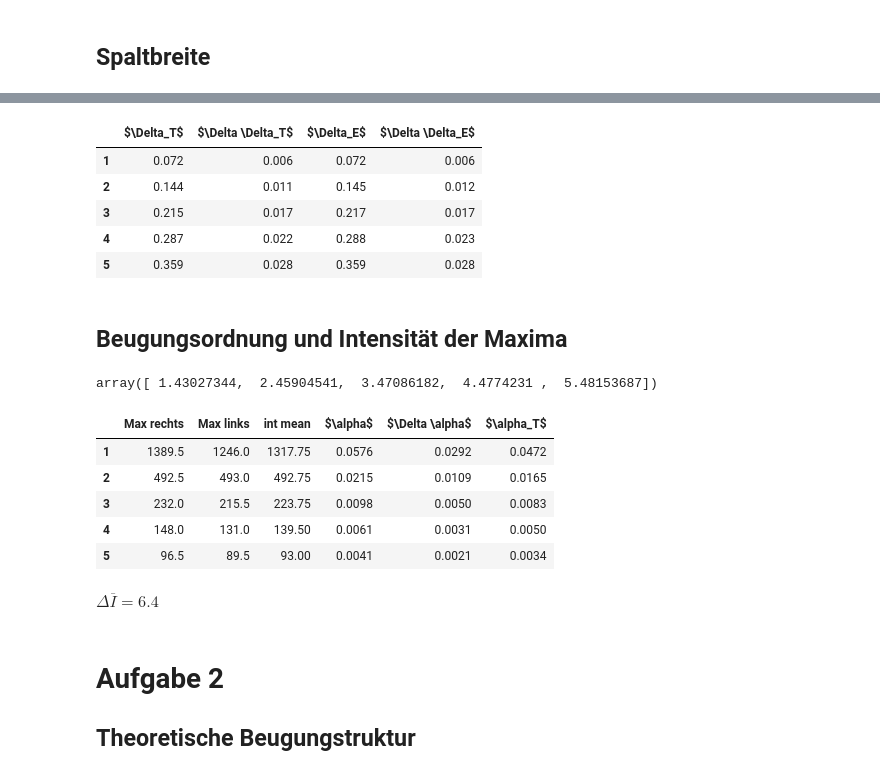
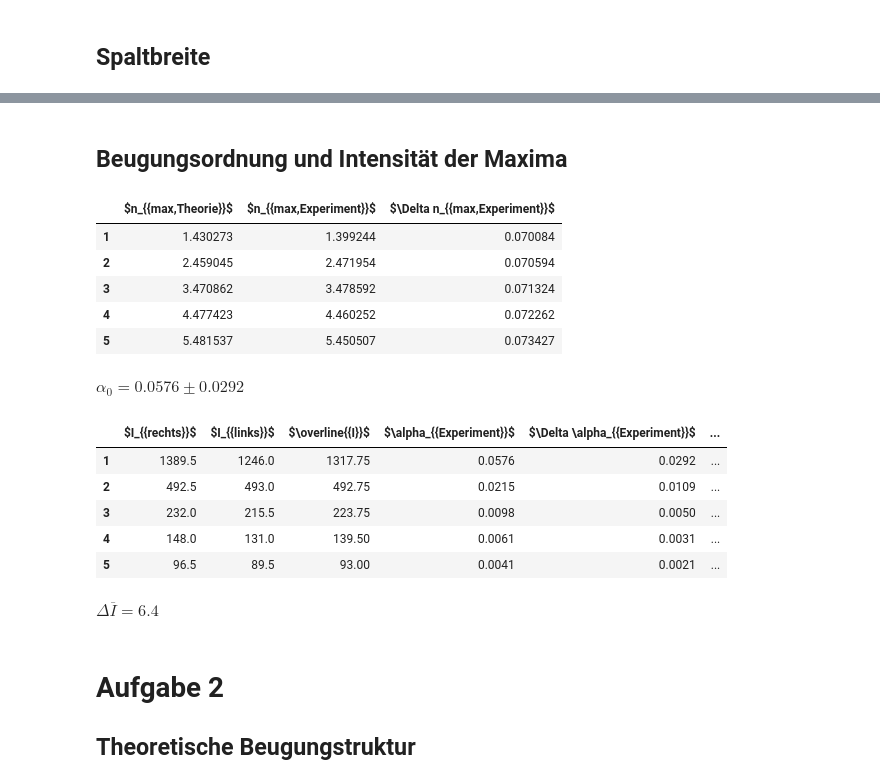
Before and after one commit to Tafiir/Jupyter-Notebooks, a Jupyter notebook: pap2_1/233.ipynb, the cells around one changed output, grey strips where cells are left out. Cells and saved outputs as stored; diff of their text form; code cells hidden in the pictures.

```diff
--- a/pap2_1/233.ipynb
+++ b/pap2_1/233.ipynb
@@ -50,8 +50,14 @@ figure()
 plot(arange(0.5,5.5, 0.01), lin(arange(0.5,5.5, 0.01), *popt), 'r-')
 errorbar(posmin.index.values, posmin.iloc[:,4], yerr=dposmin, fmt='ks')
 errorbar((posmax.iloc[:,4]-popt[1])/popt[0], posmax.iloc[:,4], yerr=dposmax, fmt='bo')
+nmax = []
+dnmax = []
 for i in range(5):
-    annotate("({0:.2f}, {1:.2f})".format((posmax.iloc[i,4]-popt[1])/popt[0], posmax.iloc[i,4]),
+    n = (posmax.iloc[i,4]-popt[1])/popt[0]
+    nmax.append(n)
+    dn = sqrt((dposmax/popt[0])**2 + (sqrt(pcov[1][1])/popt[0])**2 + (n/popt[0] * sqrt(pcov[0][0]))**2)
+    dnmax.append(dn)
+    annotate(r"({0:.2f} $\pm$ {1:.2f}, {2:.2f})".format(n, dn, posmax.iloc[i,4]),
              xy=((posmax.iloc[i,4]-popt[1])/popt[0], posmax.iloc[i,4]), xycoords='data', fontsize=8,
              xytext=(5,-5), textcoords='offset points')
 xlim((0.5,5.5))
@@ -115,67 +136,64 @@ $d = 0.7077 \pm 0.05503 \ mm$
-# %%
-n = arange(1,6,1)
-tposmin = f1*l/d * n
-dtposmin = tposmin * sqrt((df1/f1)**2 + (dd/d)**2)
-display(pd.DataFrame.from_items([("$\Delta_T$", tposmin),
-                                 ("$\Delta \Delta_T$", dtposmin),
-                                 ("$\Delta_E$", posmin.iloc[:,4]/beta),
-                                 ("$\Delta \Delta_E$", posmin.iloc[:,4]/beta * sqrt((dbeta/beta)**2 + (dposmin/posmin.iloc[:,4])**2))
-                                ]).round(3))
-# %% [output]
-|  | $\Delta_T$ | $\Delta \Delta_T$ | $\Delta_E$ | $\Delta \Delta_E$ |
-| 1 | 0.072 | 0.006 | 0.072 | 0.006 |
-| 2 | 0.144 | 0.011 | 0.145 | 0.012 |
-| 3 | 0.215 | 0.017 | 0.217 | 0.017 |
-| 4 | 0.287 | 0.022 | 0.288 | 0.023 |
-| 5 | 0.359 | 0.028 | 0.359 | 0.028 |
 # %% [markdown]
 ## Beugungsordnung und Intensität der Maxima
 # %%
 from scipy.optimize import fmin
 
 def f(n): return -(sin(pi*n))**2/(pi*n)**2
 
-nmax = array([])
+nmaxth = array([])
 
 for i in range(5):
-    nmax = append(nmax,fmin(f, i+1.5, disp=False)[0])
+    nmaxth = append(nmaxth,fmin(f, i+1.5, disp=False)[0])
+datanmax = pd.DataFrame.from_items([("$n_{{max,Theorie}}$", nmaxth),
+                                 ("$n_{{max,Experiment}}$", nmax),
+                                 ("$\Delta n_{{max,Experiment}}$", dnmax)
+                                ])
+datanmax.index = range(1,6)
 
-display(nmax)
+display(datanmax)
 
 
 intmax = pd.read_csv("233\\intmax.csv", index_col=0)
+intmax.columns = ["$I_{{rechts}}$", "$I_{{links}}$"]
 
 intm = intmax.mean(axis=1)
-intm.name = "int mean"
+intm.name = "$\overline{{I}}$"
 
 intmax = intmax.join(intm)
 
 I0 = 3728.5
 dI = 9
 
 dIm = dI/sqrt(2)
 
 a0 = array([218/I0, 211.5/I0]).mean()
 da0 = sqrt(((dI/218)**2 + (dI/I0)**2) + ((dI/218)**2 + (dI/I0)**2))/2
+valerr(r"\alpha_0", a0, da0, 4)
 alpha = intmax.iloc[:,2] * a0/intmax.iloc[0,2]
-alpha.name = r"$\alpha$"
+alpha.name = r"$\alpha_{{Experiment}}$"
 dalpha = alpha * sqrt((dIm/intmax.iloc[:,2])**2 + (da0/a0)**2)
-dalpha.name = r"$\Delta \alpha$"
+dalpha.name = r"$\Delta \alpha_{{Experiment}}$"
 
 intmax = intmax.join(alpha)
 intmax = intmax.join(dalpha)
-intmax = intmax.join(pd.Series(-f(nmax), name=r"$\alpha_T$", index=intmax.index))
+intmax = intmax.join(pd.Series(-f(nmaxth), name=r"$\alpha_{{Theorie}}$", index=intmax.index))
 display(intmax.round(4))
 display(Latex(r"$\Delta \overline{{I}} = {0:.1f}$".format(dIm)))
 # %% [output]
-array([ 1.43027344,  2.45904541,  3.47086182,  4.4774231 ,  5.48153687])
-|  | Max rechts | Max links | int mean | $\alpha$ | $\Delta \alpha$ | $\alpha_T$ |
-| 1 | 1389.5 | 1246.0 | 1317.75 | 0.0576 | 0.0292 | 0.0472 |
-| 2 | 492.5 | 493.0 | 492.75 | 0.0215 | 0.0109 | 0.0165 |
-| 3 | 232.0 | 215.5 | 223.75 | 0.0098 | 0.0050 | 0.0083 |
-| 4 | 148.0 | 131.0 | 139.50 | 0.0061 | 0.0031 | 0.0050 |
-| 5 | 96.5 | 89.5 | 93.00 | 0.0041 | 0.0021 | 0.0034 |
+|  | $n_{{max,Theorie}}$ | $n_{{max,Experiment}}$ | $\Delta n_{{max,Experiment}}$ |
+| 1 | 1.430273 | 1.399244 | 0.070084 |
+| 2 | 2.459045 | 2.471954 | 0.070594 |
+| 3 | 3.470862 | 3.478592 | 0.071324 |
+| 4 | 4.477423 | 4.460252 | 0.072262 |
+| 5 | 5.481537 | 5.450507 | 0.073427 |
-$\Delta \overline{I} = 6.4$
+$\alpha_0 = 0.0576 \pm 0.0292$
+|  | $I_{{rechts}}$ | $I_{{links}}$ | $\overline{{I}}$ | $\alpha_{{Experiment}}$ | $\Delta \alpha_{{Experiment}}$ | ... |
+| 1 | 1389.5 | 1246.0 | 1317.75 | 0.0576 | 0.0292 | ... |
+| 2 | 492.5 | 493.0 | 492.75 | 0.0215 | 0.0109 | ... |
+| 3 | 232.0 | 215.5 | 223.75 | 0.0098 | 0.0050 | ... |
+| 4 | 148.0 | 131.0 | 139.50 | 0.0061 | 0.0031 | ... |
+| 5 | 96.5 | 89.5 | 93.00 | 0.0041 | 0.0021 | ... |
+$\Delta \overline{I} = 6.4$
 # %% [markdown]
 # Aufgabe 2
 ## Theoretische Beugungstruktur
```
Also changed, not shown: parts of 7 cells of this notebook.
